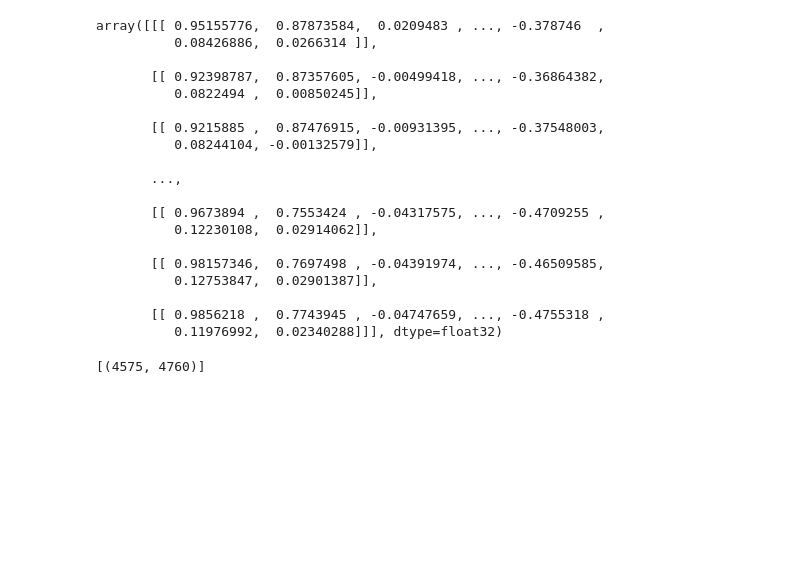
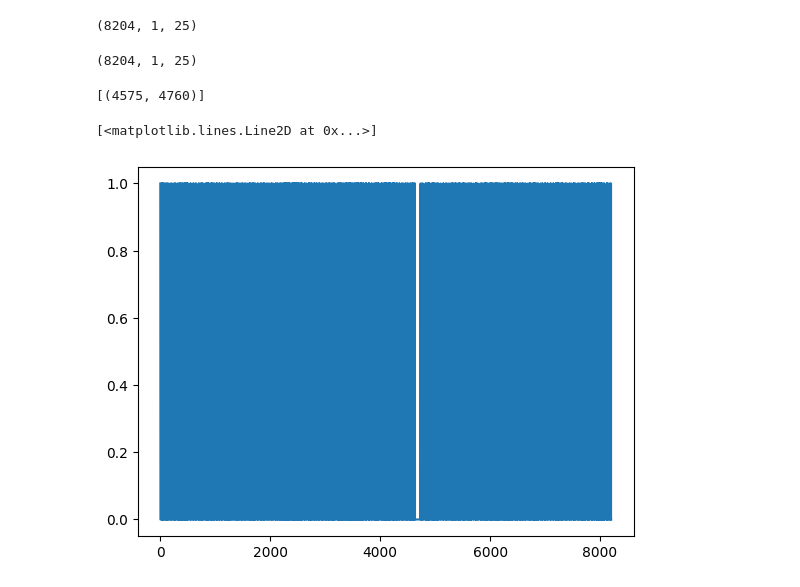
Before and after one commit to cudajay/Seq2SeqAnom, a Jupyter notebook: classifier_exp.ipynb, the cells around one changed output. Cells and saved outputs as stored; diff of their text form; code cells hidden in the pictures; blank space fills up the shorter version.

```diff
--- a/classifier_exp.ipynb
+++ b/classifier_exp.ipynb
@@ -82,27 +58,12 @@ WARNING:tensorflow:Model was constructed with shape (None, 5, 25) for input Kera
 # %%
-preds
+preds.shape
 # %% [output]
-array([[[ 0.95155776,  0.87873584,  0.0209483 , ..., -0.378746  ,
-          0.08426886,  0.0266314 ]],
-
-       [[ 0.92398787,  0.87357605, -0.00499418, ..., -0.36864382,
-          0.0822494 ,  0.00850245]],
-
-       [[ 0.9215885 ,  0.87476915, -0.00931395, ..., -0.37548003,
-          0.08244104, -0.00132579]],
-
-       ...,
-
-       [[ 0.9673894 ,  0.7553424 , -0.04317575, ..., -0.4709255 ,
-          0.12230108,  0.02914062]],
-
-       [[ 0.98157346,  0.7697498 , -0.04391974, ..., -0.46509585,
-          0.12753847,  0.02901387]],
-
-       [[ 0.9856218 ,  0.7743945 , -0.04747659, ..., -0.4755318 ,
-          0.11976992,  0.02340288]]], dtype=float32)
+(8204, 1, 25)
 # %%
-y = ds.testData['A-3'].y
+y = ds.testData['A-3'].y.reshape(8204,1,25)
+y.shape
+# %% [output]
+(8204, 1, 25)
 # %%
 from Utils import get_e, rmse, mae, classify_pl, make_discrete_lbls, vectorize_labels
 import os
@@ -112,7 +73,12 @@ lbls['A-3']
 # %% [output]
 [(4575, 4760)]
 # %%
-pls = classify_pl(preds, y, 100)
+pls = classify_pl(preds, y, 25)
+# %%
+plt.plot(pls)
+# %% [output]
+[<matplotlib.lines.Line2D at 0x...>]
+[figure, added]
 # %%
 e = []
 for i,j in zip(y, preds):
```
Also changed, not shown: parts of 17 cells of this notebook, 4 other files.
